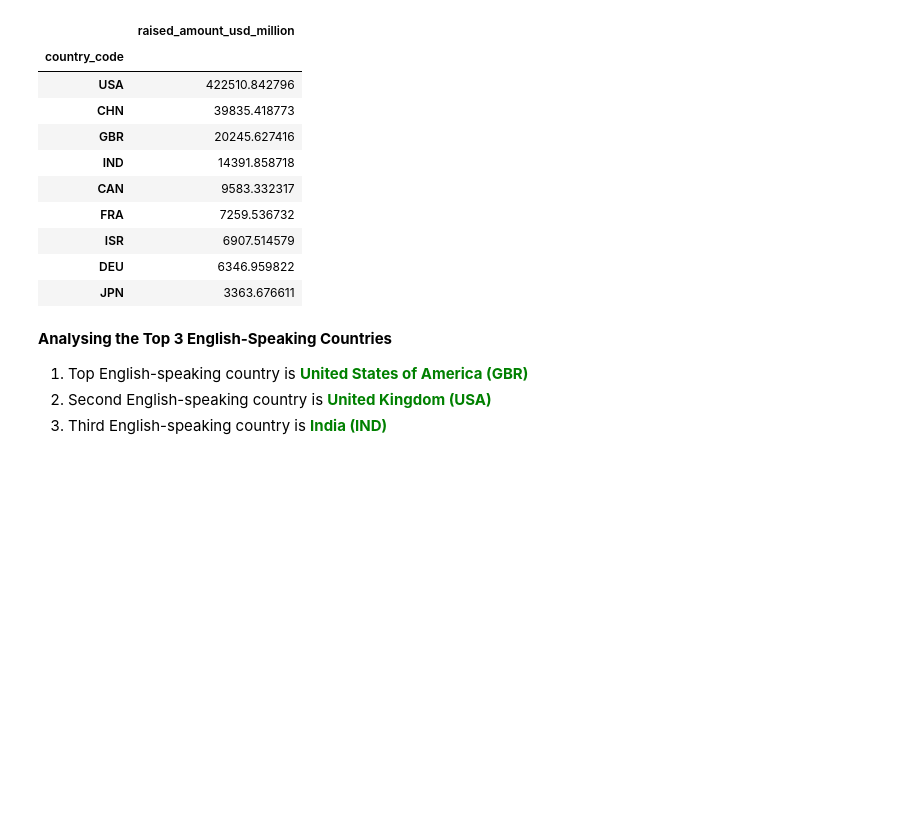
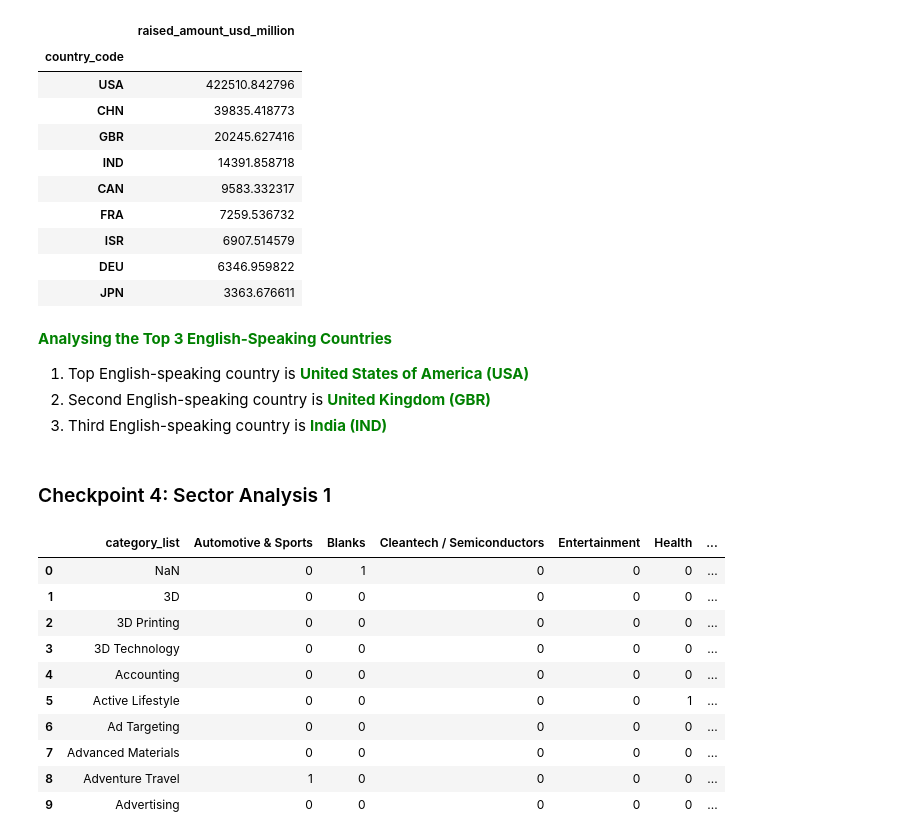
Before and after one commit to teerapat1739/multipurpose-jupyter-notebook, a Jupyter notebook: notebooks/Investment Assignment.ipynb, the cells around one changed output. Drawn from its saved outputs; the diff is of its cells as text; code cells hidden in the pictures; blank space fills up the shorter version.

```diff
--- a/notebooks/Investment Assignment.ipynb
+++ b/notebooks/Investment Assignment.ipynb
@@ -429,7 +429,10 @@ df_groupby_country_code.head(9)
 | DEU | 6346.959822 |
 | JPN | 3363.676611 |
 # %% [markdown]
-<strong>Analysing the Top 3 English-Speaking Countries</strong>
-  1. Top English-speaking country is <span style="color: green">**United States of America (GBR)**</span>
-  2. Second English-speaking country is <span style="color: green">**United Kingdom (USA)**</span>
+<a id='top-3-speak-english-country'></a>
+<strong style="color: green">Analysing the Top 3 English-Speaking Countries</strong>
+  1. Top English-speaking country is <span style="color: green">**United States of America (USA)**</span>
+  2. Second English-speaking country is <span style="color: green">**United Kingdom (GBR)**</span>
   3. Third English-speaking country is <span style="color: green">**India (IND)**</span>
+# %% [markdown]
+### Checkpoint 4: Sector Analysis 1
@@ -435,0 +442,14 @@ df_groupby_country_code.head(9)
+# %%
+df_mapping.head(10)
+# %% [output]
+|  | category_list | Automotive & Sports | Blanks | Cleantech / Semiconductors | Entertainment | Health | ... |
+| 0 | NaN | 0 | 1 | 0 | 0 | 0 | ... |
+| 1 | 3D | 0 | 0 | 0 | 0 | 0 | ... |
+| 2 | 3D Printing | 0 | 0 | 0 | 0 | 0 | ... |
+| 3 | 3D Technology | 0 | 0 | 0 | 0 | 0 | ... |
+| 4 | Accounting | 0 | 0 | 0 | 0 | 0 | ... |
+| 5 | Active Lifestyle | 0 | 0 | 0 | 0 | 1 | ... |
+| 6 | Ad Targeting | 0 | 0 | 0 | 0 | 0 | ... |
+| 7 | Advanced Materials | 0 | 0 | 0 | 0 | 0 | ... |
+| 8 | Adventure Travel | 1 | 0 | 0 | 0 | 0 | ... |
+| 9 | Advertising | 0 | 0 | 0 | 0 | 0 | ... |
```
Also changed, not shown: parts of 54 cells of this notebook.
